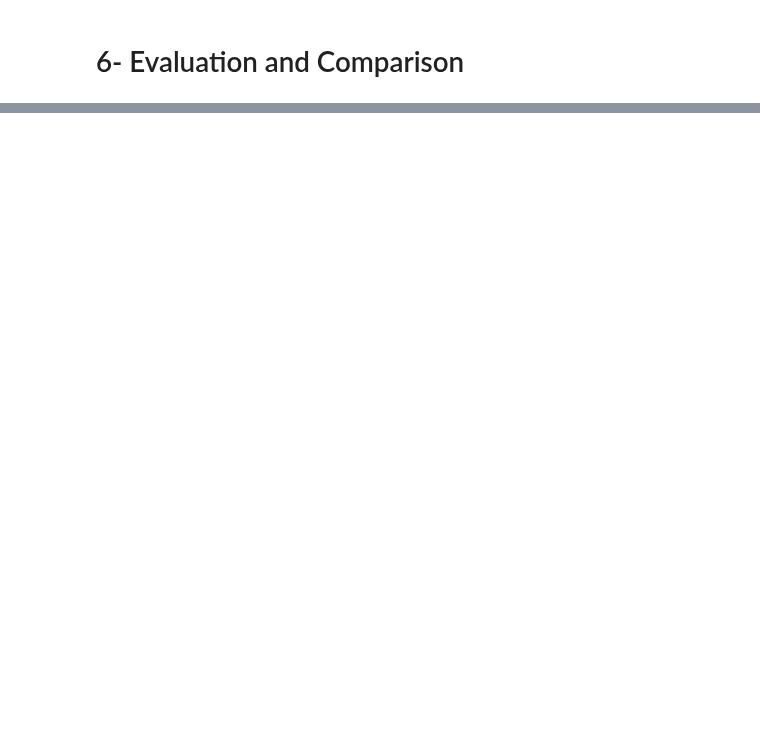
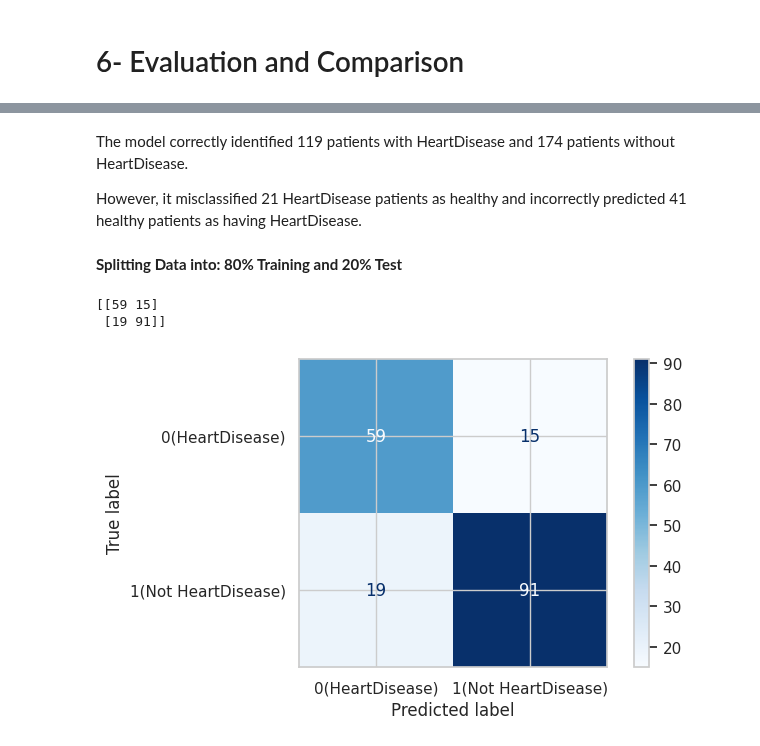
Before and after one commit to roseal3tb/IT326, a Jupyter notebook: final_report.ipynb, the cells around one changed output, grey strips where cells are left out. Saved outputs shown, nothing was run; the diff lists cells and outputs as text; code cells hidden in the pictures; blank space fills up the shorter version.

```diff
--- a/final_report.ipynb
+++ b/final_report.ipynb
@@ -241,0 +350,30 @@ We evaluated the K-Means algorithm for K=2, K=3, and K=4. Based on the Majority
+# %% [markdown]
+The model correctly identified 119 patients with HeartDisease and 174 patients without HeartDisease.
+
+However, it misclassified 21 HeartDisease patients as healthy and incorrectly predicted 41 healthy patients as having HeartDisease.
+# %% [markdown]
+**Splitting Data into: 80% Training and 20% Test**
+# %%
+X_train, X_test, y_train, y_test = train_test_split(X, y, test_size=0.2, random_state=1)
+
+
+clf3 = DecisionTreeClassifier(criterion='entropy', random_state=1)
+clf3 = clf3.fit(X_train, y_train)
+
+
+y_pred = clf3.predict(X_test)
+cm3 = confusion_matrix(y_test, y_pred)
+print(cm3)
+
+cm3 = confusion_matrix(y_test, y_pred)
+
+class_labels = {0: '0(HeartDisease)', 1: '1(Not HeartDisease)'}
+
+
+disp = ConfusionMatrixDisplay(confusion_matrix=cm3, display_labels=[class_labels[0], class_labels[1]])
+disp.plot(cmap=plt.cm.Blues)
+plt.show()
+# %% [output]
+[[59 15]
+ [19 91]]
+[figure, added]
```
Also changed, not shown: parts of 78 cells of this notebook.
